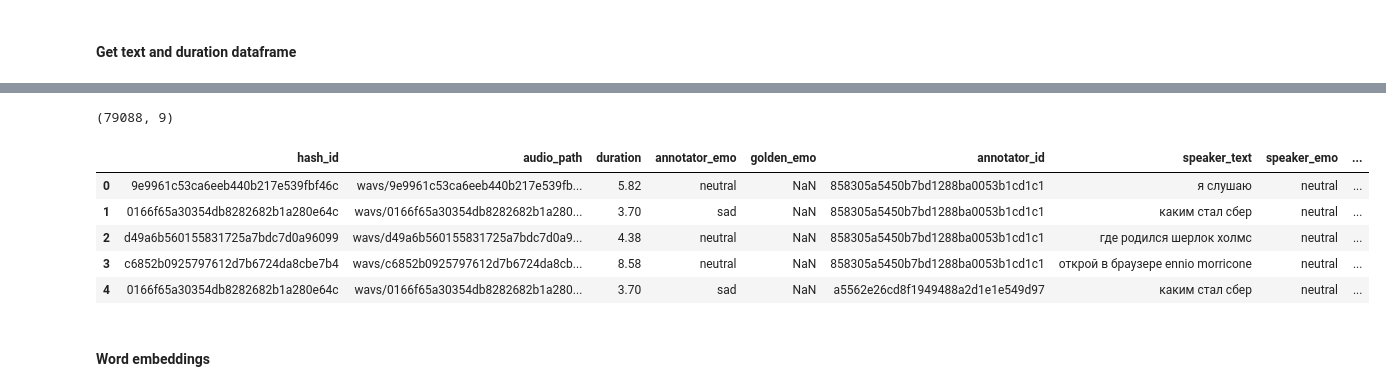
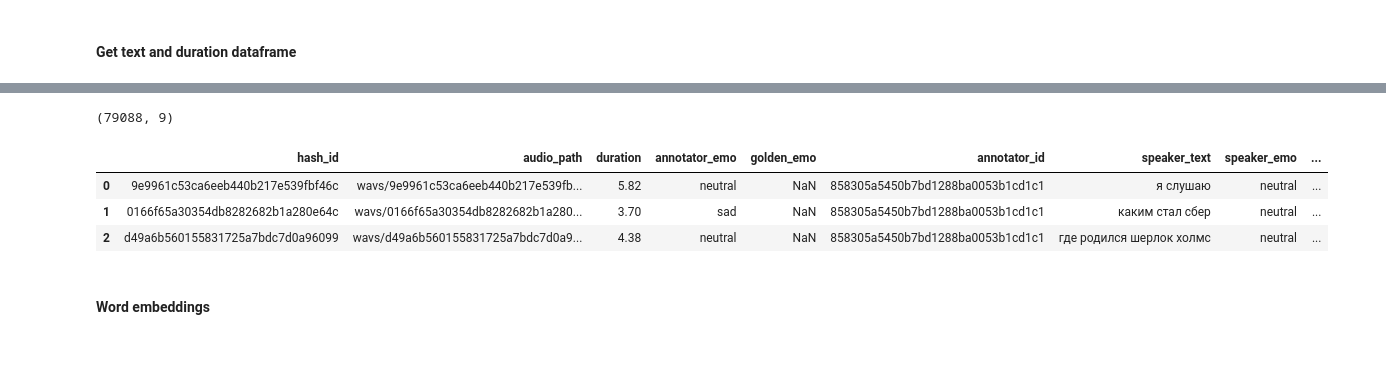
Before and after one commit to Kislv/MastersDegreeProject, a Jupyter notebook: test_hypotheses.ipynb, the cells around one changed output, grey strips where cells are left out. Cells and saved outputs as stored; diff of their text form; code cells hidden in the pictures; blank space fills up the shorter version.

```diff
--- a/test_hypotheses.ipynb
+++ b/test_hypotheses.ipynb
@@ -132,12 +118,12 @@ pd.set_option('display.max_rows', None)
 # %% [markdown]
 #### Get text and duration dataframe
 # %%
-EXAMPLE_AUDIO_PATH:Path = Path('/home/vkiselev/data/other/univer/deploma/dusha/crowd/crowd_test/wavs/0004eb46b532c20b2f181f1a65d3ff17.wav')
-raw_crowd_test = pd.read_csv(RAW_CROWD_TEST_PATH ,sep='\t')
+EXAMPLE_AUDIO_PATH:Path = DUSHA_CROWD_TEST_DIR_PATH / DUSHA_WAVS_DIR_NAME / '0004eb46b532c20b2f181f1a65d3ff17.wav'
+raw_crowd_test = pd.read_csv(DUSHA_CROWD_TEST_FILE_PATH ,sep='\t')
 # word embeddings
 
 duration_text = raw_crowd_test[[TEXT_COLUMN_NAME, DURATION_COLUMN_NAME, EMOTION_COLUMN_NAME]]
 duration_text = duration_text.dropna()
-duration_text.head(20)
+duration_text.head(3)
 # %% [output]
 |  | speaker_text | duration | annotator_emo |
@@ -170,17 +140,14 @@ raw_crowd_train.head()
-# %%
-# DUSHA_TEST_PATH
-raw_crowd_test.shape
-# %% [output]
-(79088, 9)
+# %%
+raw_crowd_test.shape
+# %% [output]
+(79088, 9)
 # %%
-raw_crowd_test.head()
+raw_crowd_test.head(3)
 # %% [output]
 |  | hash_id | audio_path | duration | annotator_emo | golden_emo | annotator_id | speaker_text | speaker_emo | ... |
 | 0 | 9e9961c53ca6eeb440b217e539fbf46c | wavs/9e9961c53ca6eeb440b217e539fb... | 5.82 | neutral | NaN | 858305a5450b7bd1288ba0053b1cd1c1 | я слушаю | neutral | ... |
 | 1 | 0166f65a30354db8282682b1a280e64c | wavs/0166f65a30354db8282682b1a280... | 3.70 | sad | NaN | 858305a5450b7bd1288ba0053b1cd1c1 | каким стал сбер | neutral | ... |
 | 2 | d49a6b560155831725a7bdc7d0a96099 | wavs/d49a6b560155831725a7bdc7d0a9... | 4.38 | neutral | NaN | 858305a5450b7bd1288ba0053b1cd1c1 | где родился шерлок холмс | neutral | ... |
-| 3 | c6852b0925797612d7b6724da8cbe7b4 | wavs/c6852b0925797612d7b6724da8cb... | 8.58 | neutral | NaN | 858305a5450b7bd1288ba0053b1cd1c1 | открой в браузере ennio morricone | neutral | ... |
-| 4 | 0166f65a30354db8282682b1a280e64c | wavs/0166f65a30354db8282682b1a280... | 3.70 | sad | NaN | a5562e26cd8f1949488a2d1e1e549d97 | каким стал сбер | neutral | ... |
 # %% [markdown]
 #### Word embeddings
 # %%
```
Also changed, not shown: parts of 17 cells of this notebook, 13 other files.
